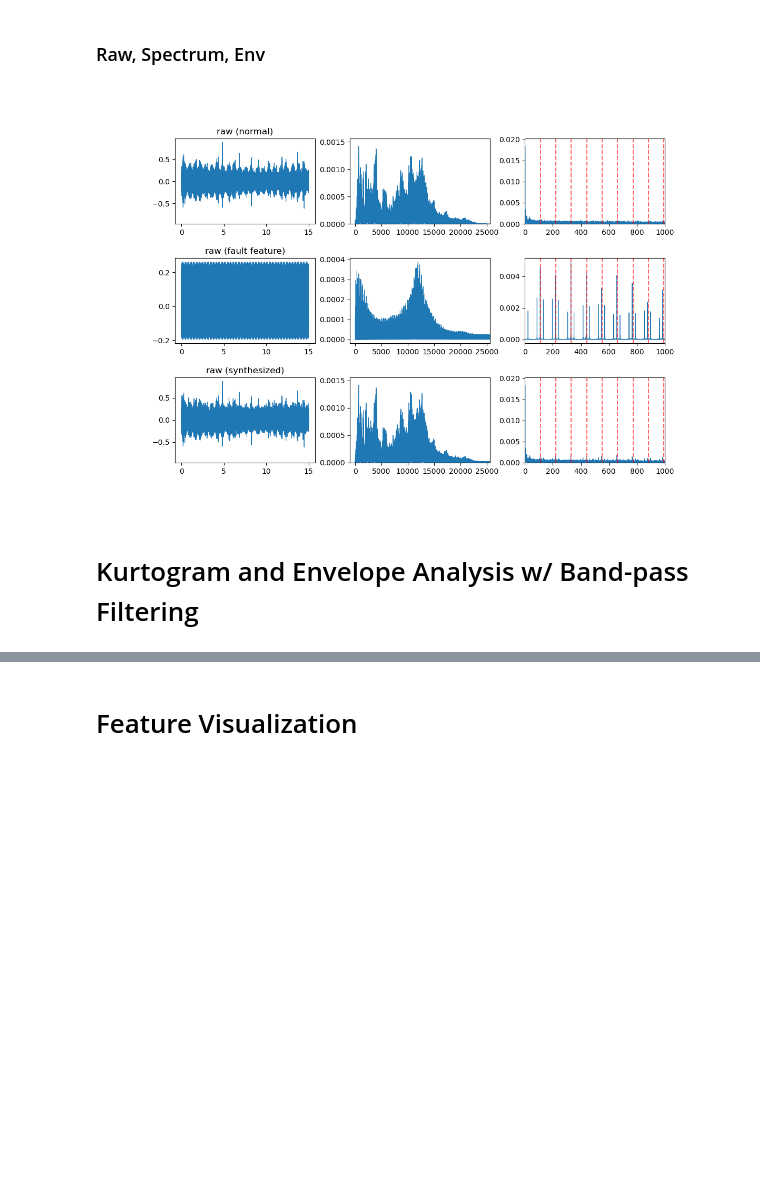
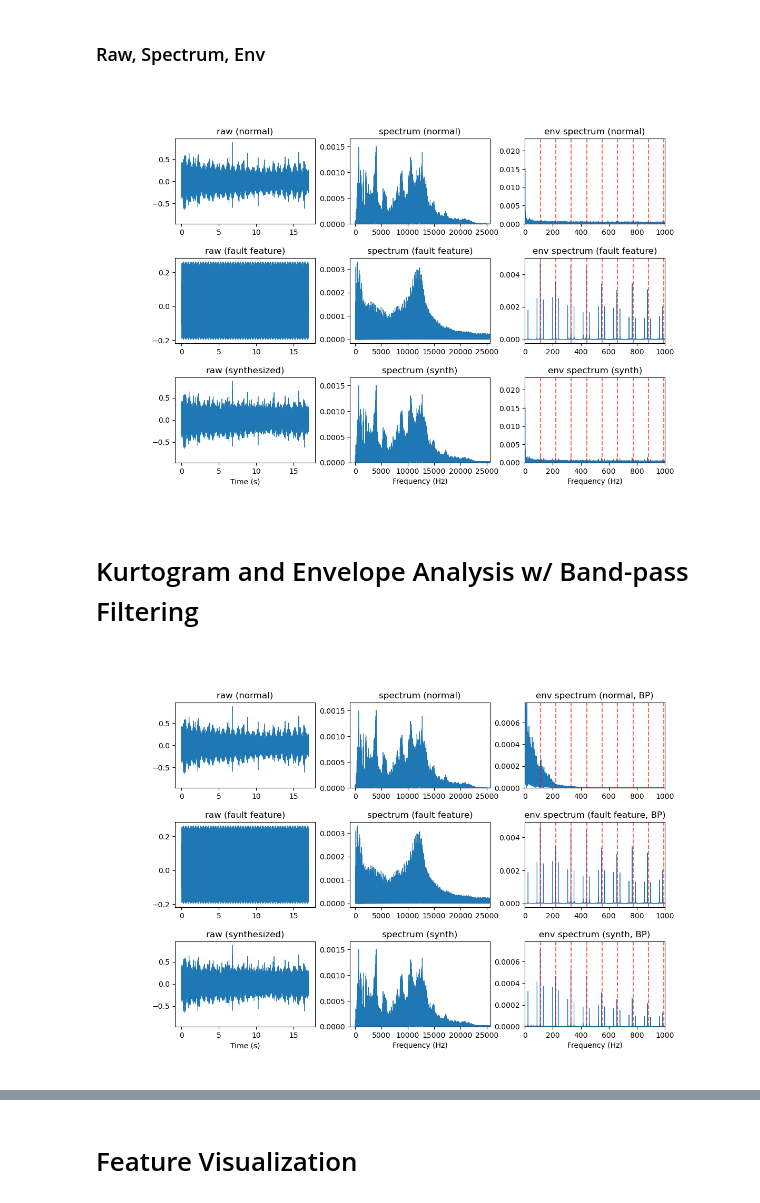
Before and after one commit to jongmoonha/Train_fault_simulation, a Jupyter notebook: c_field_analysis.ipynb, the cells around one changed output, grey strips where cells are left out. Cells and saved outputs as stored; diff of their text form; code cells hidden in the pictures; blank space fills up the shorter version.

```diff
--- a/c_field_analysis.ipynb
+++ b/c_field_analysis.ipynb
@@ -146,11 +151,14 @@ plot_spectrum(axs[2], np.abs(hilbert(x_normal)), fs, 'env spectrum (normal)', ha
 plot_spectrum(axs[5], np.abs(hilbert(x_fault_feature)), fs, 'env spectrum (fault feature)', harmonic_lines, xlim=xlim)
 plot_spectrum(axs[8], np.abs(hilbert(x_fault_signal)), fs, 'env spectrum (synth)', harmonic_lines, xlim=xlim, ylim=ymax)
 
+axs[6].set_xlabel('Time (s)')
+axs[7].set_xlabel('Frequency (Hz)')
+axs[8].set_xlabel('Frequency (Hz)')
 # add margins between subplots (axes)
 plt.subplots_adjust(hspace=0.4, wspace=0.25)
 plt.show()
 # %% [output]
-[figure, old version]
+[figure, new version]
 # %% [markdown]
 # Kurtogram and Envelope Analysis w/ Band-pass Filtering
 # %%
@@ -161,6 +169,41 @@ Kwav_fault_signal, Level_w_fault_signal, freq_w_fault_signal, c_fault_signal, ma
 f_e_n, A_e_n, env_n, xf_n = envelope_spectrum_band(x_normal, fs, Wn_norm)
 f_e_f, A_e_f, env_f, xf_f = envelope_spectrum_band(x_fault_feature, fs, Wn_fault_feature)
 f_e_s, A_e_s, env_s, xf_s = envelope_spectrum_band(x_fault_signal, fs, Wn_fault_signal)
+# %%
+# 4-1~4-12) Plots
+fig, axs = plt.subplots(3, 3, figsize=(12, 8))
+axs = axs.ravel()
+
+ymax = np.max(x_fault_signal)
+plot_raw(axs[0], t, x_normal, 'raw (normal)'); axs[0].set_ylim([-1.1*ymax, 1.1*ymax])
+plot_raw(axs[3], t, x_fault_feature, 'raw (fault feature)')
+plot_raw(axs[6], t, x_fault_signal, 'raw (synthesized)'); axs[6].set_ylim([-1.1*ymax, 1.1*ymax])
+
+xlim = [-1000, fs/2]
+ymax = 1.1*np.max(fft_simple(x_fault_signal-np.mean(x_fault_signal), fs)[1])
+
+plot_spectrum(axs[1], x_normal, fs, 'spectrum (normal)', xlim=xlim, ylim=ymax)
+plot_spectrum(axs[4], x_fault_feature, fs, 'spectrum (fault feature)', xlim=xlim)
+plot_spectrum(axs[7], x_fault_signal, fs, 'spectrum (synth)', xlim=xlim, ylim=ymax)
+
+xlim = [0, 1000]
+harmonic_lines = [h for h in five_harmonics(fault_freq, n=10) if h <= 1000]
+ymax = 1.1*np.max(fft_simple(env_s-np.mean(env_s), fs)[1])
+
+plot_spectrum(axs[2], env_n, fs, 'env spectrum (normal, BP)', harmonic_lines, xlim=xlim, ylim=ymax)
+plot_spectrum(axs[5], env_f, fs, 'env spectrum (fault feature, BP)', harmonic_lines, xlim=xlim)
+plot_spectrum(axs[8], env_s, fs, 'env spectrum (synth, BP)', harmonic_lines, xlim=xlim, ylim=ymax)
+
+axs[6].set_xlabel('Time (s)')
+axs[7].set_xlabel('Frequency (Hz)')
+axs[8].set_xlabel('Frequency (Hz)')
+
+
+# add margins between subplots (axes)
+plt.subplots_adjust(hspace=0.4, wspace=0.25)
+plt.show()
+# %% [output]
+[figure, added]
 # %%
 fig, axs = plt.subplots(4, 3, figsize=(12, 8))
 axs = axs.ravel()
```
Also changed, not shown: parts of 21 cells of this notebook, 8 other files.
